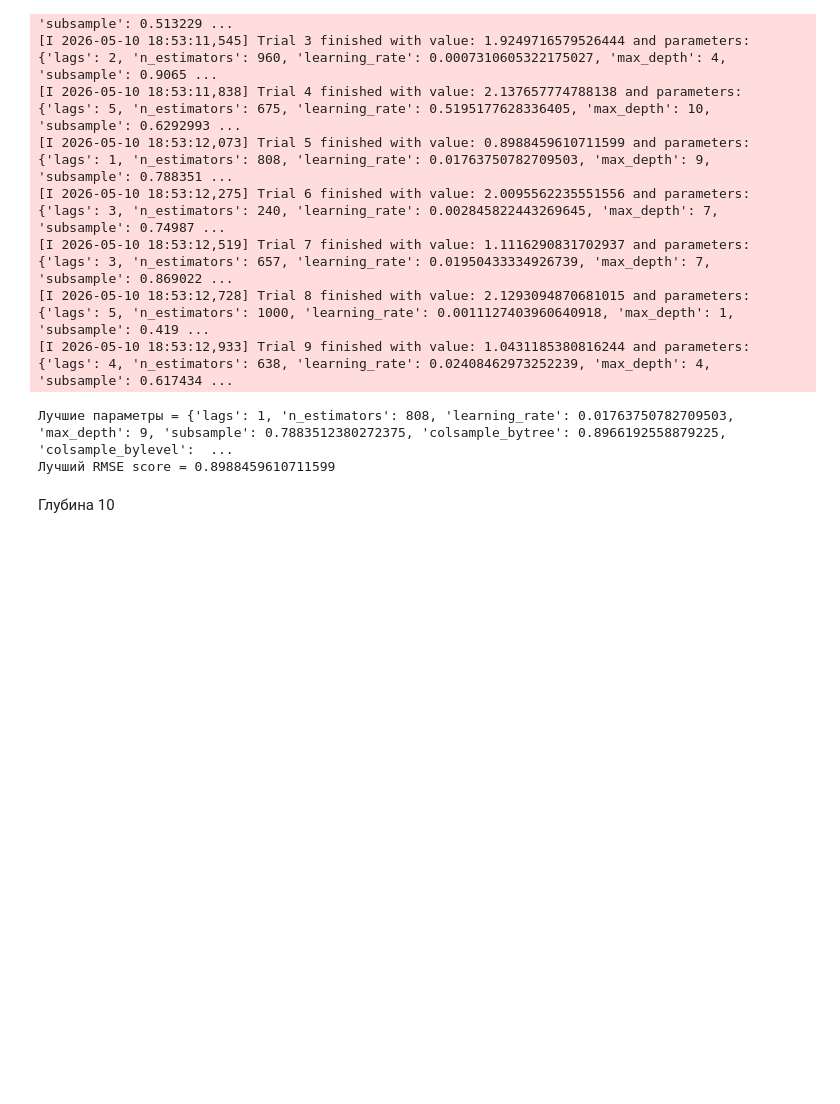
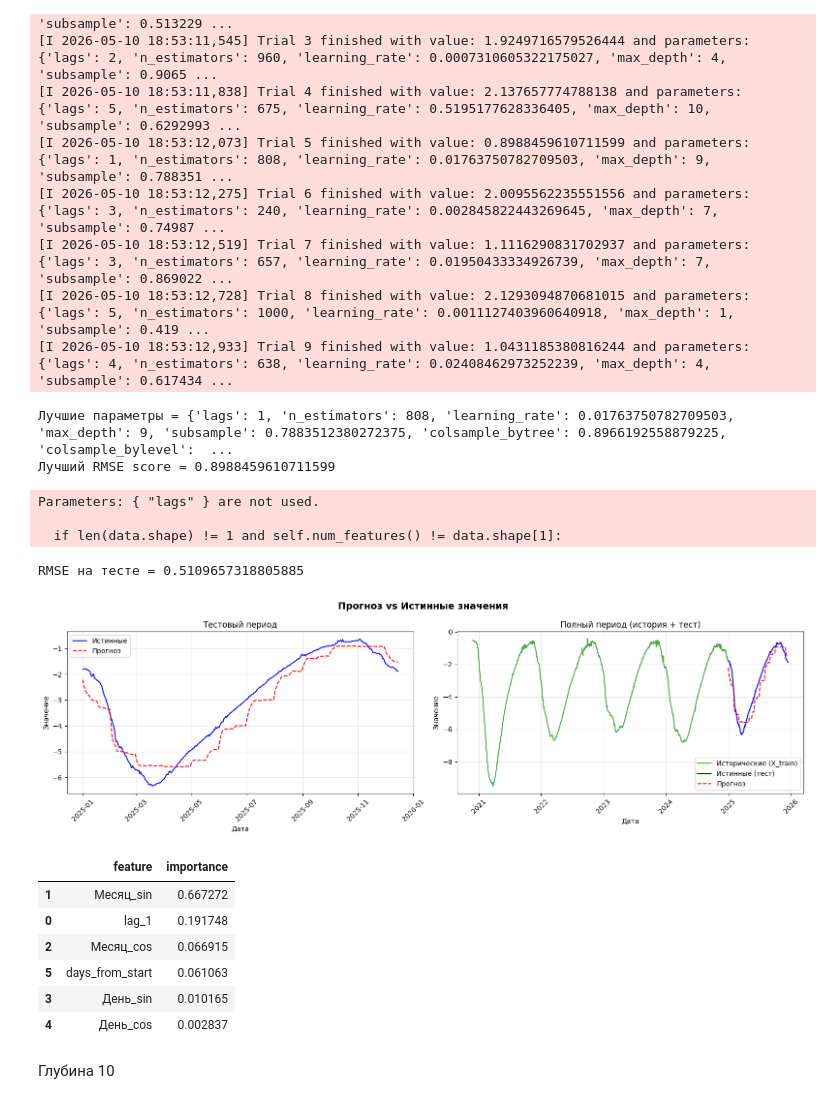
Before and after one commit to mefodyvaulin/ml-salekhard, a Jupyter notebook: xgboost/v1.ipynb, the cells around one changed output. Saved outputs shown, nothing was run; the diff lists cells and outputs as text; code cells hidden in the pictures; blank space fills up the shorter version.

```diff
--- a/xgboost/v1.ipynb
+++ b/xgboost/v1.ipynb
@@ -116,6 +158,24 @@ print(f'Лучший RMSE score = {study.best_value}')
 [I 2026-05-10 18:53:12,933] Trial 9 finished with value: 1.0431185380816244 and parameters: {'lags': 4, 'n_estimators': 638, 'learning_rate': 0.02408462973252239, 'max_depth': 4, 'subsample': 0.617434 ...
 Лучшие параметры = {'lags': 1, 'n_estimators': 808, 'learning_rate': 0.01763750782709503, 'max_depth': 9, 'subsample': 0.7883512380272375, 'colsample_bytree': 0.8966192558879225, 'colsample_bylevel':  ...
 Лучший RMSE score = 0.8988459610711599
+# %%
+model = joblib.load(model_path)
+show_results(model, df_train_full, df_test, target_col, exog_cols)
+importances = model.get_feature_importances()
+importances
+# %% [output]
+Parameters: { "lags" } are not used.
+
+  if len(data.shape) != 1 and self.num_features() != data.shape[1]:
+RMSE на тесте = 0.5109657318805885
+[figure, added]
+|  | feature | importance |
+| 1 | Месяц_sin | 0.667272 |
+| 0 | lag_1 | 0.191748 |
+| 2 | Месяц_cos | 0.066915 |
+| 5 | days_from_start | 0.061063 |
+| 3 | День_sin | 0.010165 |
+| 4 | День_cos | 0.002837 |
 # %% [markdown]
 Глубина 10
 # %%
```
Also changed, not shown: parts of 8 cells of this notebook, 1 other file.
